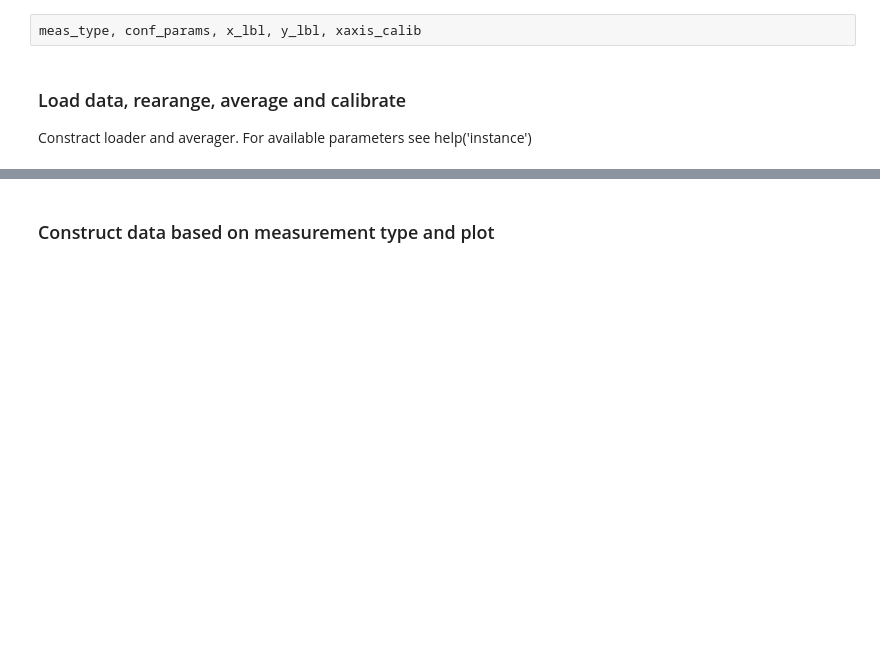
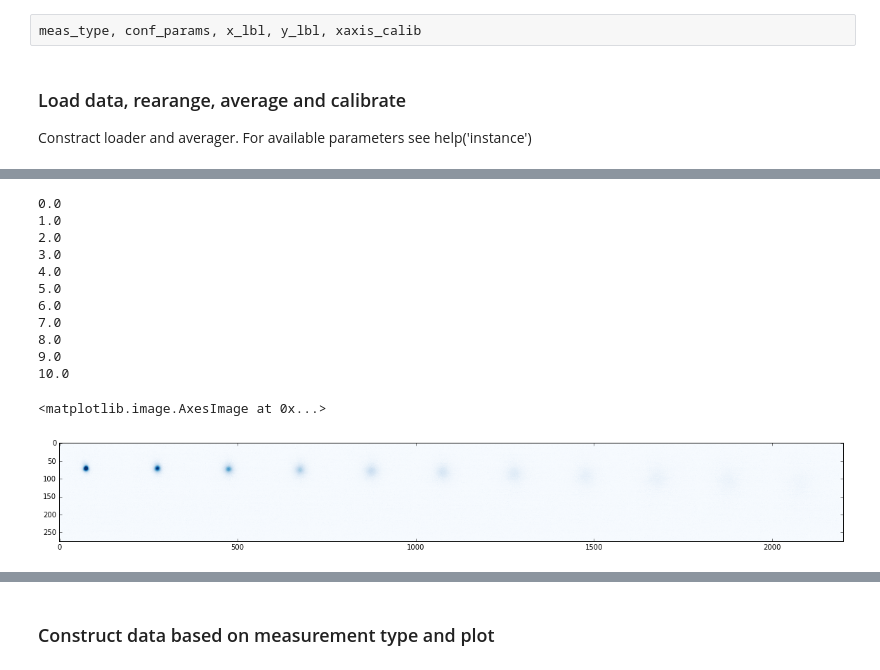
Before and after one commit to thulium-lab/python_programs_to_use, a Jupyter notebook: processing_individual_measurement3.0-Copy1.ipynb, the cells around one changed output, grey strips where cells are left out. Saved outputs shown, nothing was run; the diff lists cells and outputs as text; code cells hidden in the pictures; blank space fills up the shorter version.

```diff
--- a/processing_individual_measurement3.0-Copy1.ipynb
+++ b/processing_individual_measurement3.0-Copy1.ipynb
@@ -176,0 +196,33 @@ done
+# %%
+#b = pd.concat([pd.DataFrame(avr_dataD[x][1].image) for x in sorted(avr_dataD)],axis=1)
+#b = pd.concat([pd.DataFrame(avr_dataD[x][1].image[0:200,0:200]) for x in [364.0,364.1,364.2,364.3,364.4,364.5]],axis=1)
+bb = dict()
+for x in sorted(avr_dataD):
+    bb[x] = avr_dataD[x][1].image
+    print(x)
+
+#tmp_arr = zeros(bb[0].shape)
+#for x in [2,5]:
+    #bb[x] = tmp_arr
+
+b = pd.concat([pd.DataFrame(bb[x][0:320,0:200]) for x in sorted(bb)],axis=1)
+figsize(20,10)
+#aaa = pd.DataFrame(gaussian_filter(log(b),0.5))
+#imshow(aaa.fillna(-14),cmap=get_cmap('Blues'))#vmin=0.01,
+imshow(b,cmap=get_cmap('Blues'),vmax=0.05,vmin=0.0000)
+# imshow(bb[364.4],vmax=0.37)
+#colorbar()
+# %% [output]
+0.0
+1.0
+2.0
+3.0
+4.0
+5.0
+6.0
+7.0
+8.0
+9.0
+10.0
+<matplotlib.image.AxesImage at 0x...>
+[figure, added]
```
Also changed, not shown: parts of 15 cells of this notebook, 3 other files.
